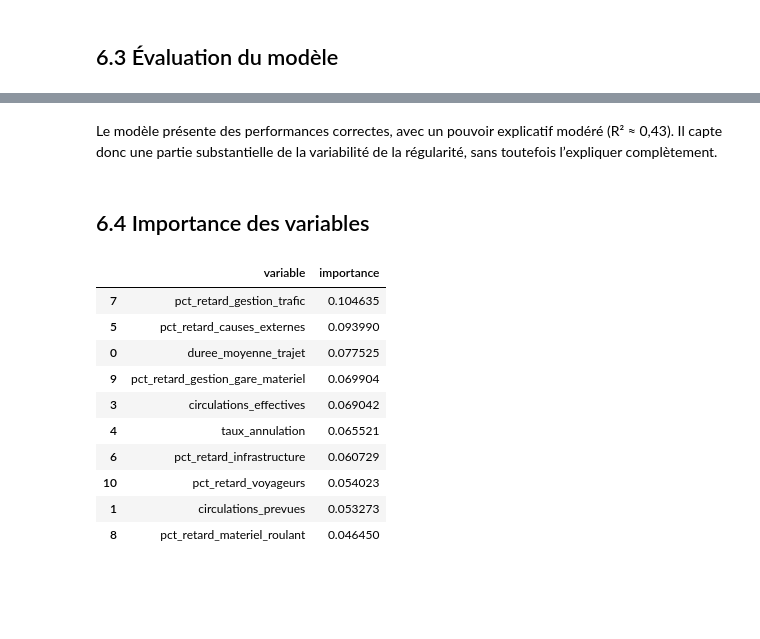
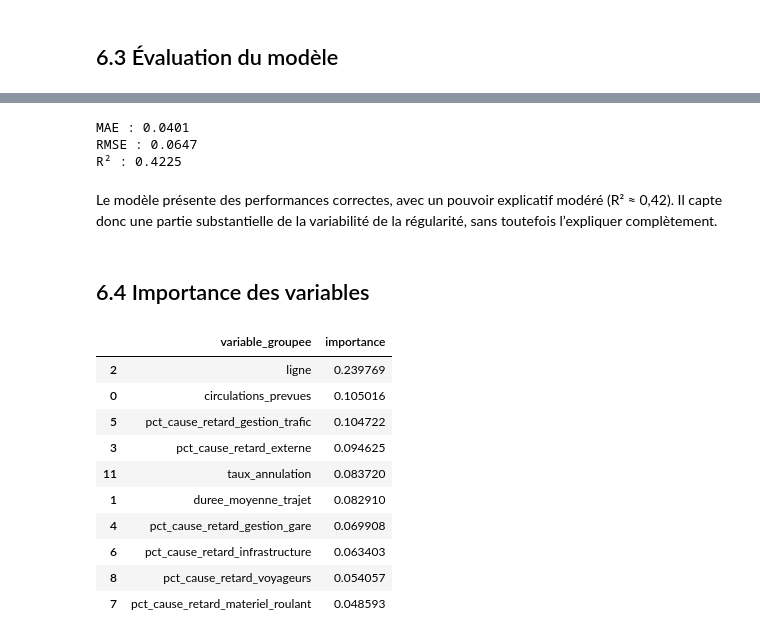
Before and after one commit to chamsisarra5-web/projet-info, a Jupyter notebook: projet_tgv.ipynb, the cells around one changed output, grey strips where cells are left out. Drawn from its saved outputs; the diff is of its cells as text; code cells hidden in the pictures; blank space fills up the shorter version.

Commit message:
correction partie modélisation

```diff
--- a/projet_tgv.ipynb
+++ b/projet_tgv.ipynb
@@ -736,14 +746,8 @@ preprocessor = ColumnTransformer(
     ]
 )
 # %%
+# Entraînement du modèle
+model_rf.fit(X_train, y_train)
 
-model_rf = Pipeline(steps=[
-    ("preprocessor", preprocessor),
-    ("regressor", RandomForestRegressor(
-        n_estimators=100,
-        random_state=42,
-        n_jobs=-1
-    ))
-])
-
-model_rf.fit(X_train, y_train)
+# Prédiction sur l'échantillon test
+y_pred_rf = model_rf.predict(X_test)
@@ -781,36 +768,56 @@ R² : 0.43408252609837084
+# %%
+print(f"MAE : {mae:.4f}")
+print(f"RMSE : {rmse:.4f}")
+print(f"R² : {r2:.4f}")
+# %% [output]
+MAE : 0.0401
+RMSE : 0.0647
+R² : 0.4225
 # %% [markdown]
-Le modèle présente des performances correctes, avec un pouvoir explicatif modéré (R² ≈ 0,43). Il capte donc une partie substantielle de la variabilité de la régularité, sans toutefois l’expliquer complètement.
+Le modèle présente des performances correctes, avec un pouvoir explicatif modéré (R² ≈ 0,42). Il capte donc une partie substantielle de la variabilité de la régularité, sans toutefois l’expliquer complètement.
 # %% [markdown]
 ## 6.4 Importance des variables
 # %%
 rf = model_rf.named_steps["regressor"]
 feature_names = model_rf.named_steps["preprocessor"].get_feature_names_out()
 
-importance_df = (
-    pd.DataFrame({
-        "variable": feature_names,
-        "importance": rf.feature_importances_
-    })
-    .sort_values("importance", ascending=False)
-)
+importance_df = pd.DataFrame({
+    "variable": feature_names,
+    "importance": rf.feature_importances_
+})
 
+# Nettoyage des noms de variables
 importance_df["variable"] = (
     importance_df["variable"]
     .str.replace("num__", "", regex=False)
     .str.replace("cat__", "", regex=False)
 )
 
-importance_df.head(10)
+# Regroupement des variables catégorielles encodées
+importance_df["variable_groupee"] = importance_df["variable"].apply(
+    lambda x: "service" if x.startswith("service_")
+    else "saison" if x.startswith("saison_")
+    else "ligne" if x.startswith("ligne_")
+    else x
+)
+
+importance_agregee = (
+    importance_df.groupby("variable_groupee", as_index=False)["importance"]
+    .sum()
+    .sort_values("importance", ascending=False)
+)
+
+importance_agregee.head(10)
 # %% [output]
-|  | variable | importance |
-| 7 | pct_retard_gestion_trafic | 0.104635 |
-| 5 | pct_retard_causes_externes | 0.093990 |
-| 0 | duree_moyenne_trajet | 0.077525 |
-| 9 | pct_retard_gestion_gare_materiel | 0.069904 |
-| 3 | circulations_effectives | 0.069042 |
-| 4 | taux_annulation | 0.065521 |
-| 6 | pct_retard_infrastructure | 0.060729 |
-| 10 | pct_retard_voyageurs | 0.054023 |
-| 1 | circulations_prevues | 0.053273 |
-| 8 | pct_retard_materiel_roulant | 0.046450 |
+|  | variable_groupee | importance |
+| 2 | ligne | 0.239769 |
+| 0 | circulations_prevues | 0.105016 |
+| 5 | pct_cause_retard_gestion_trafic | 0.104722 |
+| 3 | pct_cause_retard_externe | 0.094625 |
+| 11 | taux_annulation | 0.083720 |
+| 1 | duree_moyenne_trajet | 0.082910 |
+| 4 | pct_cause_retard_gestion_gare | 0.069908 |
+| 6 | pct_cause_retard_infrastructure | 0.063403 |
+| 8 | pct_cause_retard_voyageurs | 0.054057 |
+| 7 | pct_cause_retard_materiel_roulant | 0.048593 |
 # %% [markdown]
```
Also changed, not shown: parts of 13 cells of this notebook, 2 other files.
